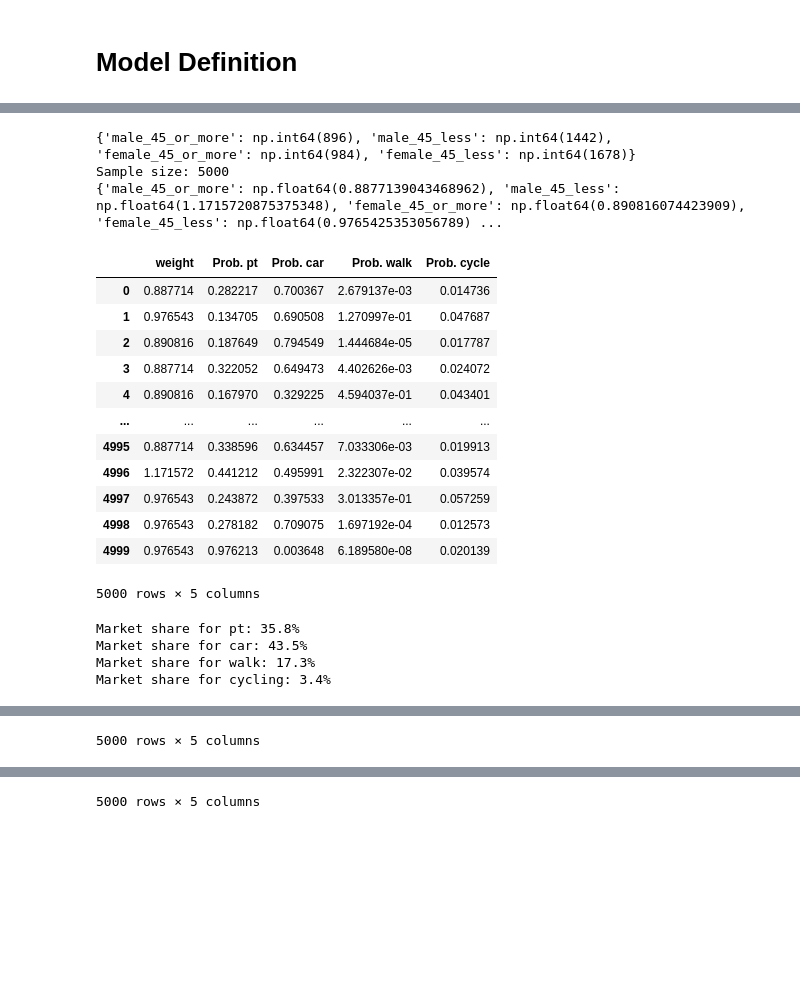
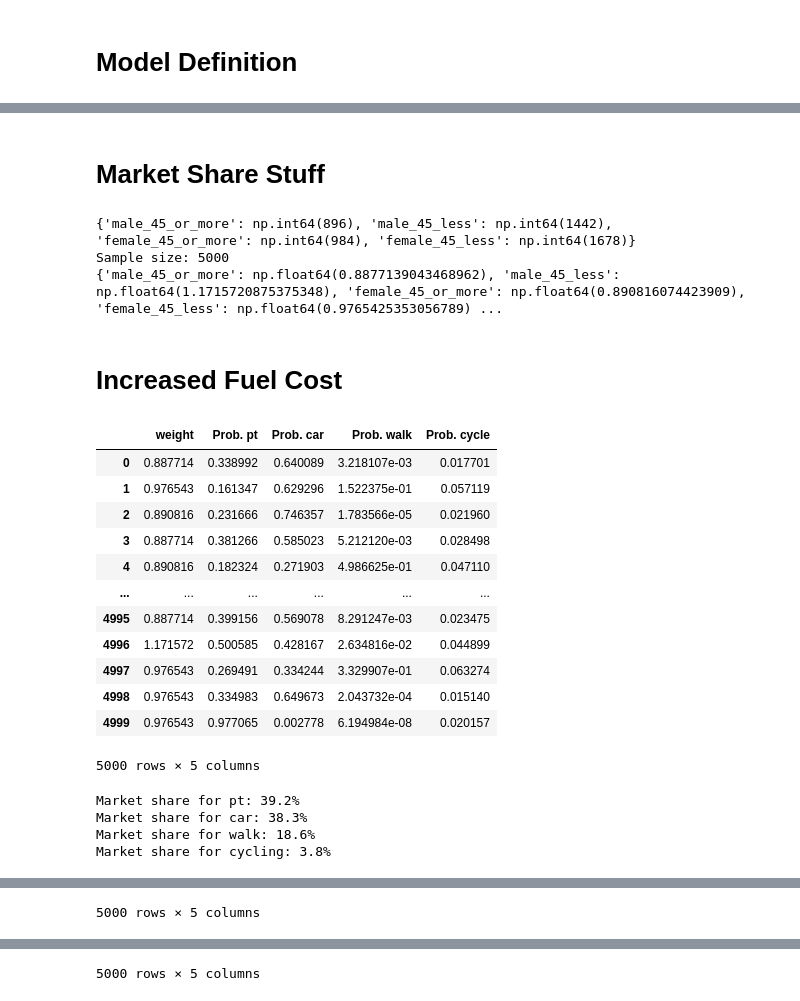
Before and after one commit to jayati-17/Discrete_choice_modelling, a Jupyter notebook: Forecasting/Forecasting.ipynb, the cells around one changed output, grey strips where cells are left out. Cells and saved outputs as stored; diff of their text form; code cells hidden in the pictures; blank space fills up the shorter version.

```diff
--- a/Forecasting/Forecasting.ipynb
+++ b/Forecasting/Forecasting.ipynb
@@ -33,6 +33,10 @@ df['age_normalized'] = (df['age'] - df['age'].mean()) / df['age'].std()
 df['age_scaled'] = df['age'] / df['age'].max()
 df['cost_driving'] = df['cost_driving_ccharge'] + df['cost_driving_fuel']
 df['dur_pt'] = df['dur_pt_access'] + df['dur_pt_rail'] + df['dur_pt_int'] + df['dur_pt_bus']
+
+columns_to_remove = ['cost_driving_ccharge', 'cost_driving_fuel', 'dur_pt_access', 'dur_pt_rail', 'dur_pt_int', 'dur_pt_bus']
+df = df.drop(columns=columns_to_remove)
+
 
 database1 = db.Database('lpmc01', df)
 
@@ -63,15 +67,9 @@ car_ownership = Variable('car_ownership')
 distance = Variable('distance')
 dur_walking = Variable('dur_walking')
 dur_cycling = Variable('dur_cycling')
-dur_pt_access = Variable('dur_pt_access') # Predicted total access and egress time for public transport route in hours
-dur_pt_rail = Variable('dur_pt_rail')
-dur_pt_bus = Variable('dur_pt_bus')
-dur_pt_int = Variable('dur_pt_int') # Time taken (hrs) at each interchange point
 pt_interchanges = Variable('pt_interchanges')   # Number of interchange points in public transport route
 dur_driving = Variable('dur_driving')
 cost_transit = Variable('cost_transit')
-cost_driving_fuel = Variable('cost_driving_fuel')   # Estimated fuel cost of driving route in GBP
-cost_driving_ccharge = Variable('cost_driving_ccharge')  # Estimated congestion charge cost of driving route in GBP
 driving_traffic_percent = Variable('driving_traffic_percent')
 
 
@@ -95,12 +93,6 @@ for variable_name in variable_names:
         print(f"'{variable_name}' exists in the database.")
     else:
         print(f"'{variable_name}' does NOT exist in the database.")
-
-# Define driving cost
-cost_driving = cost_driving_ccharge + cost_driving_fuel
-
-# Define time taken by each mode of transport
-dur_pt = dur_pt_access + dur_pt_int + dur_pt_bus + dur_pt_rail  # Public transport (external) time
 # %% [output]
 'dur_pt' exists in the database.
 'cost_driving' exists in the database.
@@ -183,3 +175,5 @@ model_4_table
+# %% [markdown]
+# Market Share Stuff
 # %%
 data_filtered = df
 
@@ -216,33 +234,12 @@ print(weights)
 {'male_45_or_more': np.int64(896), 'male_45_less': np.int64(1442), 'female_45_or_more': np.int64(984), 'female_45_less': np.int64(1678)}
 Sample size: 5000
 {'male_45_or_more': np.float64(0.8877139043468962), 'male_45_less': np.float64(1.1715720875375348), 'female_45_or_more': np.float64(0.890816074423909), 'female_45_less': np.float64(0.9765425353056789) ...
+# %% [markdown]
+# Increased Fuel Cost
 # %%
-from biogeme.biogeme import BIOGEME
-from biogeme.expressions import Beta, Variable, log, exp
-
-from biogeme import models
-
-for segment_name, segment_rows in filters.items():
-    data_filtered.loc[segment_rows, 'weight'] = weights[segment_name]
-
-
-prob_walk = models.nested(V, None, nests, 1)
-prob_cycle = models.nested(V, None, nests, 2)
-prob_pt = models.nested(V, None, nests, 3)
-prob_car = models.nested(V, None, nests, 4)
-
-
-weight = Variable('weight')
-simulate = {
-    'weight': weight,
-    'Prob. pt': prob_pt,
-    'Prob. car': prob_car,
-    'Prob. walk': prob_walk,
-    'Prob. cycle': prob_cycle,
-}
-
-# data_filtered["cost_driving_fuel"] += 1.5
-database = db.Database('london', df)
+data_filtered_increasedFuel = data_filtered.copy(deep=True)
+data_filtered_increasedFuel["cost_driving_fuel"] += 1.5
+database = db.Database('london', data_filtered_increasedFuel)
 
 biosim = BIOGEME(database, simulate)
 simulated_values = biosim.simulate(results_m4.get_beta_values())
@@ -261,47 +258,47 @@ simulated_values['Weighted walk'] = (
 )
 simulated_values['Weighted cycle'] = (
     simulated_values['weight'] * simulated_values['Prob. cycle']
 )
 
 
 market_share_pt = simulated_values['Weighted pt'].mean()
 print(f'Market share for pt: {100*market_share_pt:.1f}%')
 
 market_share_car = simulated_values['Weighted car'].mean()
 print(f'Market share for car: {100*market_share_car:.1f}%')
 
 market_share_walk = simulated_values['Weighted walk'].mean()
 print(f'Market share for walk: {100*market_share_walk:.1f}%')
 
 market_share_cycle = simulated_values['Weighted cycle'].mean()
 print(f'Market share for cycling: {100*market_share_cycle:.1f}%')
 
 results_m4.bootstrap_samples = 100
 results_bootstrapping = model_4.estimate(run_bootstrap=True)
 
 betas = model_4.free_beta_names
 b = results_bootstrapping.get_betas_for_sensitivity_analysis(betas)
 left, right = biosim.confidence_intervals(b, 0.9)
 
 display(left)
 
 display(right)
 # %% [output]
 |  | weight | Prob. pt | Prob. car | Prob. walk | Prob. cycle |
-| 0 | 0.887714 | 0.282217 | 0.700367 | 2.679137e-03 | 0.014736 |
-| 1 | 0.976543 | 0.134705 | 0.690508 | 1.270997e-01 | 0.047687 |
-| 2 | 0.890816 | 0.187649 | 0.794549 | 1.444684e-05 | 0.017787 |
-| 3 | 0.887714 | 0.322052 | 0.649473 | 4.402626e-03 | 0.024072 |
-| 4 | 0.890816 | 0.167970 | 0.329225 | 4.594037e-01 | 0.043401 |
+| 0 | 0.887714 | 0.338992 | 0.640089 | 3.218107e-03 | 0.017701 |
+| 1 | 0.976543 | 0.161347 | 0.629296 | 1.522375e-01 | 0.057119 |
+| 2 | 0.890816 | 0.231666 | 0.746357 | 1.783566e-05 | 0.021960 |
+| 3 | 0.887714 | 0.381266 | 0.585023 | 5.212120e-03 | 0.028498 |
+| 4 | 0.890816 | 0.182324 | 0.271903 | 4.986625e-01 | 0.047110 |
 | ... | ... | ... | ... | ... | ... |
-| 4995 | 0.887714 | 0.338596 | 0.634457 | 7.033306e-03 | 0.019913 |
-| 4996 | 1.171572 | 0.441212 | 0.495991 | 2.322307e-02 | 0.039574 |
-| 4997 | 0.976543 | 0.243872 | 0.397533 | 3.013357e-01 | 0.057259 |
-| 4998 | 0.976543 | 0.278182 | 0.709075 | 1.697192e-04 | 0.012573 |
-| 4999 | 0.976543 | 0.976213 | 0.003648 | 6.189580e-08 | 0.020139 |
+| 4995 | 0.887714 | 0.399156 | 0.569078 | 8.291247e-03 | 0.023475 |
+| 4996 | 1.171572 | 0.500585 | 0.428167 | 2.634816e-02 | 0.044899 |
+| 4997 | 0.976543 | 0.269491 | 0.334244 | 3.329907e-01 | 0.063274 |
+| 4998 | 0.976543 | 0.334983 | 0.649673 | 2.043732e-04 | 0.015140 |
+| 4999 | 0.976543 | 0.977065 | 0.002778 | 6.194984e-08 | 0.020157 |
 5000 rows × 5 columns
-Market share for pt: 35.8%
-Market share for car: 43.5%
-Market share for walk: 17.3%
-Market share for cycling: 3.4%
+Market share for pt: 39.2%
+Market share for car: 38.3%
+Market share for walk: 18.6%
+Market share for cycling: 3.8%
 |  | weight | Prob. pt | Prob. car | Prob. walk | Prob. cycle |
```
Also changed, not shown: parts of 13 cells of this notebook, 12 other files.
